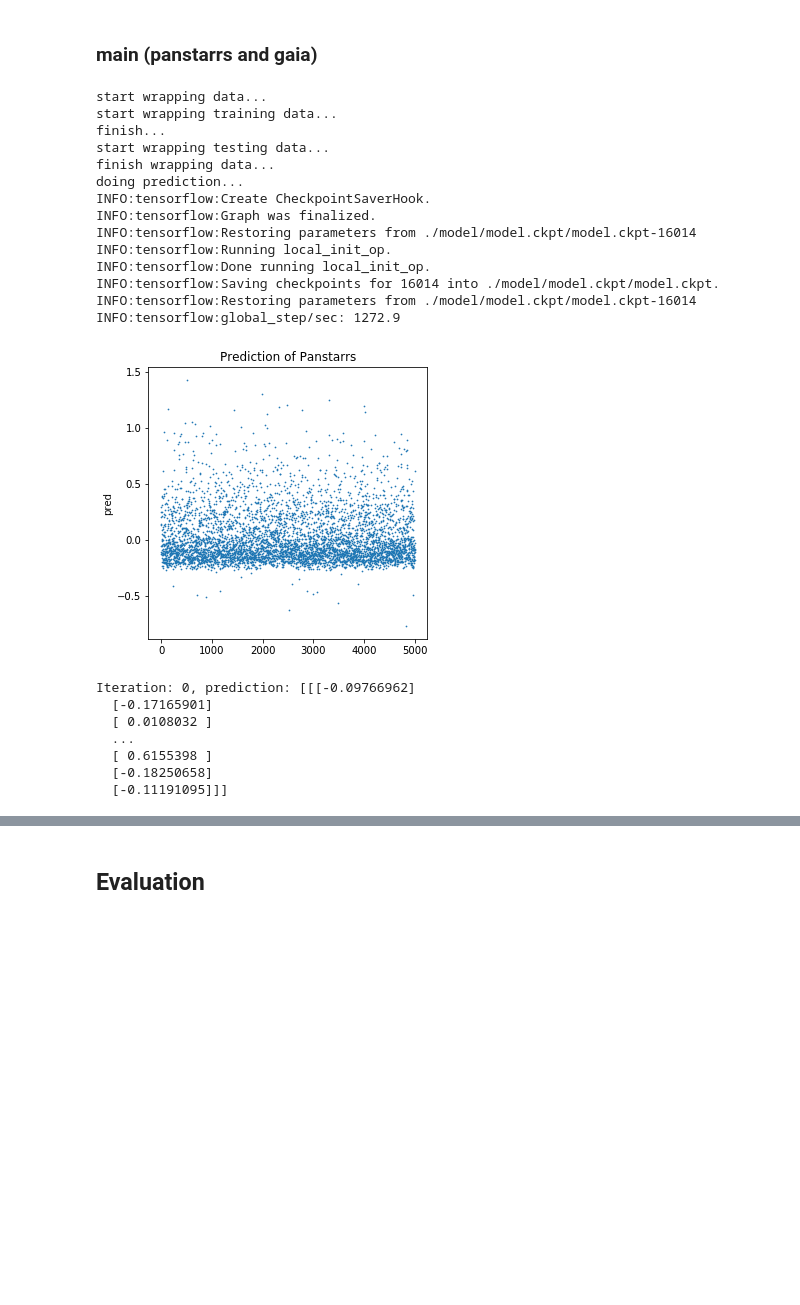
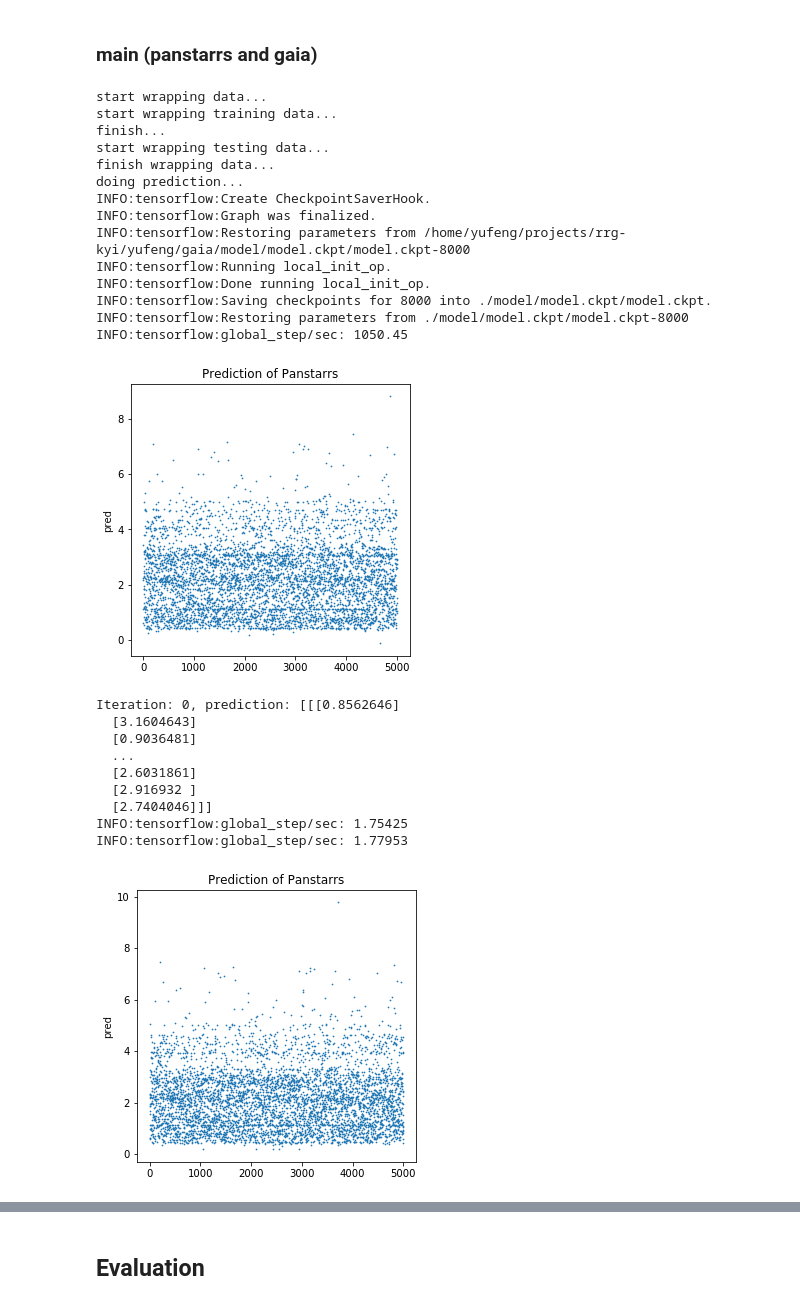
Before and after one commit to shuaigezhu/starDist, a Jupyter notebook: Three_mag_lambda.ipynb, the cells around one changed output, grey strips where cells are left out. Saved outputs shown, nothing was run; the diff lists cells and outputs as text; code cells hidden in the pictures; blank space fills up the shorter version.

```diff
--- a/Three_mag_lambda.ipynb
+++ b/Three_mag_lambda.ipynb
@@ -721,7 +732,7 @@ def pan_testdatawrap(data_x, data_y, pan_x, batch_size):
 #g
 pan_g_filename = "/home/yufeng/projects/rrg-kyi/yufeng/gaia/data/Panstarrs/panstarrs_g_yufengzhu.csv"
 pan_g_df = pd.read_csv(pan_g_filename)
-pan_g_df = pan_g_df.rename(columns={'gra':"ra", 'gdec':"dec", 'graErr':"raErr", 'gdecErr':"decErr", 'gPSFMag':"PSFMag",
+pan_g_df = pan_g_df.rename(columns={'gra':"ra", 'gdec':"dec", 'graErr':"raErr", 'gdecErr':"decErr", 'gPSFMag':"mag",
                                    'gPSFMagErr':"PSFMagErr", 'gApMag':"ApMag", 'gApMagErr':"ApMagErr",
                                     'gKronMag':"KronMag", 'gKronMagErr':"KronMagErr", 'gEpoch':"Epoch"})
 pan_g_df['wavelength'] = 4810
@@ -730,7 +741,7 @@ pan_g_df['wavelength'] = 4810
 #i
 pan_i_filename = "/home/yufeng/projects/rrg-kyi/yufeng/gaia/data/Panstarrs/panstarrs_i_yufengzhu.csv"
 pan_i_df = pd.read_csv(pan_i_filename)
-pan_i_df = pan_i_df.rename(columns={'ira':"ra", 'idec':"dec", 'iraErr':"raErr", 'idecErr':"decErr", 'iPSFMag':"PSFMag",
+pan_i_df = pan_i_df.rename(columns={'ira':"ra", 'idec':"dec", 'iraErr':"raErr", 'idecErr':"decErr", 'iPSFMag':"mag",
                                    'iPSFMagErr':"PSFMagErr", 'iApMag':"ApMag", 'iApMagErr':"ApMagErr",
                                     'iKronMag':"KronMag", 'iKronMagErr':"KronMagErr", 'iEpoch':"Epoch"})
 pan_i_df['wavelength'] = 7503
@@ -738,7 +749,7 @@ pan_i_df['wavelength'] = 7503
 #r
 pan_r_filename = "/home/yufeng/projects/rrg-kyi/yufeng/gaia/data/Panstarrs/panstarrs_r_yufengzhu.csv"
 pan_r_df = pd.read_csv(pan_r_filename)
-pan_r_df = pan_r_df.rename(columns={'rra':"ra", 'rdec':"dec", 'rraErr':"raErr", 'rdecErr':"decErr", 'rPSFMag':"PSFMag",
+pan_r_df = pan_r_df.rename(columns={'rra':"ra", 'rdec':"dec", 'rraErr':"raErr", 'rdecErr':"decErr", 'rPSFMag':"mag",
                                    'rPSFMagErr':"PSFMagErr", 'rApMag':"ApMag", 'rApMagErr':"ApMagErr",
                                     'rKronMag':"KronMag", 'rKronMagErr':"KronMagErr", 'rEpoch':"Epoch"})
 pan_r_df['wavelength'] = 6156
@@ -746,7 +757,7 @@ pan_r_df['wavelength'] = 6156
 #y
 pan_y_filename = "/home/yufeng/projects/rrg-kyi/yufeng/gaia/data/Panstarrs/panstarrs_y_yufengzhu.csv"
 pan_y_df = pd.read_csv(pan_y_filename)
-pan_y_df = pan_y_df.rename(columns={'yra':"ra", 'ydec':"dec", 'yraErr':"raErr", 'ydecErr':"decErr", 'yPSFMag':"PSFMag",
+pan_y_df = pan_y_df.rename(columns={'yra':"ra", 'ydec':"dec", 'yraErr':"raErr", 'ydecErr':"decErr", 'yPSFMag':"mag",
                                    'yPSFMagErr':"PSFMagErr", 'yApMag':"ApMag", 'yApMagErr':"ApMagErr",
                                     'yKronMag':"KronMag", 'yKronMagErr':"KronMagErr", 'yEpoch':"Epoch"})
 pan_y_df['wavelength'] = 9644
@@ -754,7 +765,7 @@ pan_y_df['wavelength'] = 9644
 #z
 pan_z_filename = "/home/yufeng/projects/rrg-kyi/yufeng/gaia/data/Panstarrs/panstarrs_z_yufengzhu.csv"
 pan_z_df = pd.read_csv(pan_z_filename)
-pan_z_df = pan_z_df.rename(columns={'zra':"ra", 'zdec':"dec", 'zraErr':"raErr", 'zdecErr':"decErr", 'zPSFMag':"PSFMag",
+pan_z_df = pan_z_df.rename(columns={'zra':"ra", 'zdec':"dec", 'zraErr':"raErr", 'zdecErr':"decErr", 'zPSFMag':"mag",
                                    'zPSFMagErr':"PSFMagErr", 'zApMag':"ApMag", 'zApMagErr':"ApMagErr",
                                     'zKronMag':"KronMag", 'zKronMagErr':"KronMagErr", 'zEpoch':"Epoch"})
 pan_z_df['wavelength'] = 8668
@@ -774,7 +785,7 @@ pan_df.head()
 | 4 | 107400004615655920 | 0.461519 | 0.073174 | -0.495389 | 0.069709 | 22.594900 | 0.148240 | 23.051201 | 0.015173 | 23.094000 | ... |
 # %%
 #selected attributes
-selectedf = ['ra', 'dec', 'PSFMag', 'wavelength']
+selectedf = ['ra', 'dec', 'mag', 'wavelength']
 pan_selected_df = pan_df.loc[:, selectedf]
 pan_selected_df.head()
 # %% [output]
@@ -788,8 +799,9 @@ pan_selected_df.head()
 locations = np.random.choice(pan_selected_df.shape[0],
                                  size=5000,
                                  replace=False)
-pan_target_x = np.array(pan_selected_df)[locations,:]
-pan_target_x = Normalization(pan_target_x)
+
+pan_target_x = Normalization(pan_selected_df)
+pan_target_x = np.array(pan_target_x)[locations,:]
 pd.DataFrame(pan_target_x).head()
 # %% [output]
 |  | 0 | 1 | 2 | 3 |
@@ -856,17 +868,14 @@ global_step = tf.train.get_or_create_global_step()
 train_step = optimizer.minimize(loss, global_step=global_step)
 init = tf.initialize_all_variables()
 
-#initialize best loss and LL
-best_loss = 100000
-
 LL_set = []
 LL_set_x = []
 saver = tf.train.Saver(max_to_keep=1)
 print("start doing prediction...")
 # Train and plot
-with tf.train.MonitoredTrainingSession(checkpoint_dir="./model/model.ckpt", save_checkpoint_secs=600) as sess:
+with tf.train.MonitoredTrainingSession(checkpoint_dir="/home/yufeng/projects/rrg-kyi/yufeng/gaia/model/model.ckpt", save_checkpoint_secs=600) as sess:
   sess.run(init)
-  ckpt = tf.train.get_checkpoint_state("./model/model.ckpt")
+  ckpt = tf.train.get_checkpoint_state("/home/yufeng/projects/rrg-kyi/yufeng/gaia/model/model.ckpt")
 
   if ckpt and ckpt.model_checkpoint_path:
             # Restores from checkpoint
@@ -935,7 +970,7 @@ KeyboardInterrupt:
 # %% [markdown]
 ###  main (panstarrs and gaia)
 # %%
-TRAINING_ITERATIONS = 10000 #@param {type:"number"}
+TRAINING_ITERATIONS = 1000 #@param {type:"number"}
 MAX_CONTEXT_POINTS = 50 #@param {type:"number"}
 PLOT_AFTER = 200 #@param {type:"number"}
 HIDDEN_SIZE = 128 #@param {type:"number"}
@@ -1004,42 +1039,45 @@ with tf.train.MonitoredTrainingSession(checkpoint_dir="./model/model.ckpt", save
   ckpt = tf.train.get_checkpoint_state("./model/model.ckpt")
   if ckpt and ckpt.model_checkpoint_path:
             # Restores from checkpoint
     saver.restore(sess, ckpt.model_checkpoint_path)
   for it in range(TRAINING_ITERATIONS):
     sess.run([train_step])
 
     # Plot the predictions in `PLOT_AFTER` intervals
     if it % PLOT_AFTER == 0:
       pred_y, std_y, whole_query = sess.run([ mu, sigma, test_query])
 
       plt.figure(figsize=(5,5))
       plt.scatter(np.arange(pan_target_x.shape[0]), pred_y[:,test_norm_x.shape[0]:,:], s=0.5)
       plt.xlabel('')
       plt.ylabel('pred')
       plt.title(r'Prediction of Panstarrs')
       plt.show()
 
       print('Iteration: {}, prediction: {}'.format(it, pred_y))
 # %% [output]
 start wrapping data...
 start wrapping training data...
 finish...
 start wrapping testing data...
 finish wrapping data...
 doing prediction...
 INFO:tensorflow:Create CheckpointSaverHook.
 INFO:tensorflow:Graph was finalized.
-INFO:tensorflow:Restoring parameters from ./model/model.ckpt/model.ckpt-16014
+INFO:tensorflow:Restoring parameters from /home/yufeng/projects/rrg-kyi/yufeng/gaia/model/model.ckpt/model.ckpt-8000
 INFO:tensorflow:Running local_init_op.
 INFO:tensorflow:Done running local_init_op.
-INFO:tensorflow:Saving checkpoints for 16014 into ./model/model.ckpt/model.ckpt.
-INFO:tensorflow:Restoring parameters from ./model/model.ckpt/model.ckpt-16014
-INFO:tensorflow:global_step/sec: 1272.9
+INFO:tensorflow:Saving checkpoints for 8000 into ./model/model.ckpt/model.ckpt.
+INFO:tensorflow:Restoring parameters from ./model/model.ckpt/model.ckpt-8000
+INFO:tensorflow:global_step/sec: 1050.45
-[figure, old version]
+[figure, new version]
-Iteration: 0, prediction: [[[-0.09766962]
-  [-0.17165901]
-  [ 0.0108032 ]
+Iteration: 0, prediction: [[[0.8562646]
+  [3.1604643]
+  [0.9036481]
   ...
-  [ 0.6155398 ]
-  [-0.18250658]
-  [-0.11191095]]]
+  [2.6031861]
+  [2.916932 ]
+  [2.7404046]]]
+INFO:tensorflow:global_step/sec: 1.75425
+INFO:tensorflow:global_step/sec: 1.77953
+[figure, added]
```
Also changed, not shown: parts of 24 cells of this notebook.
